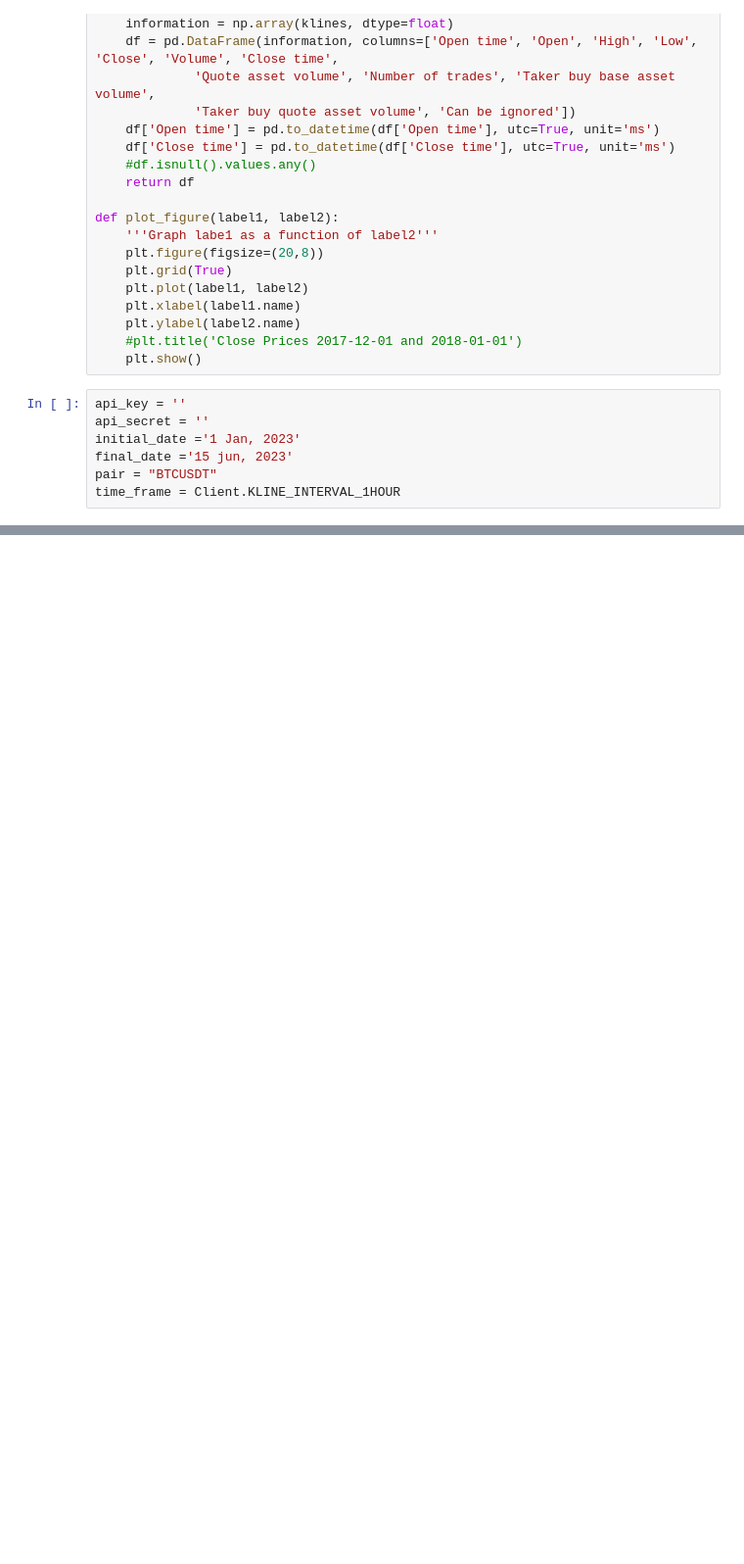
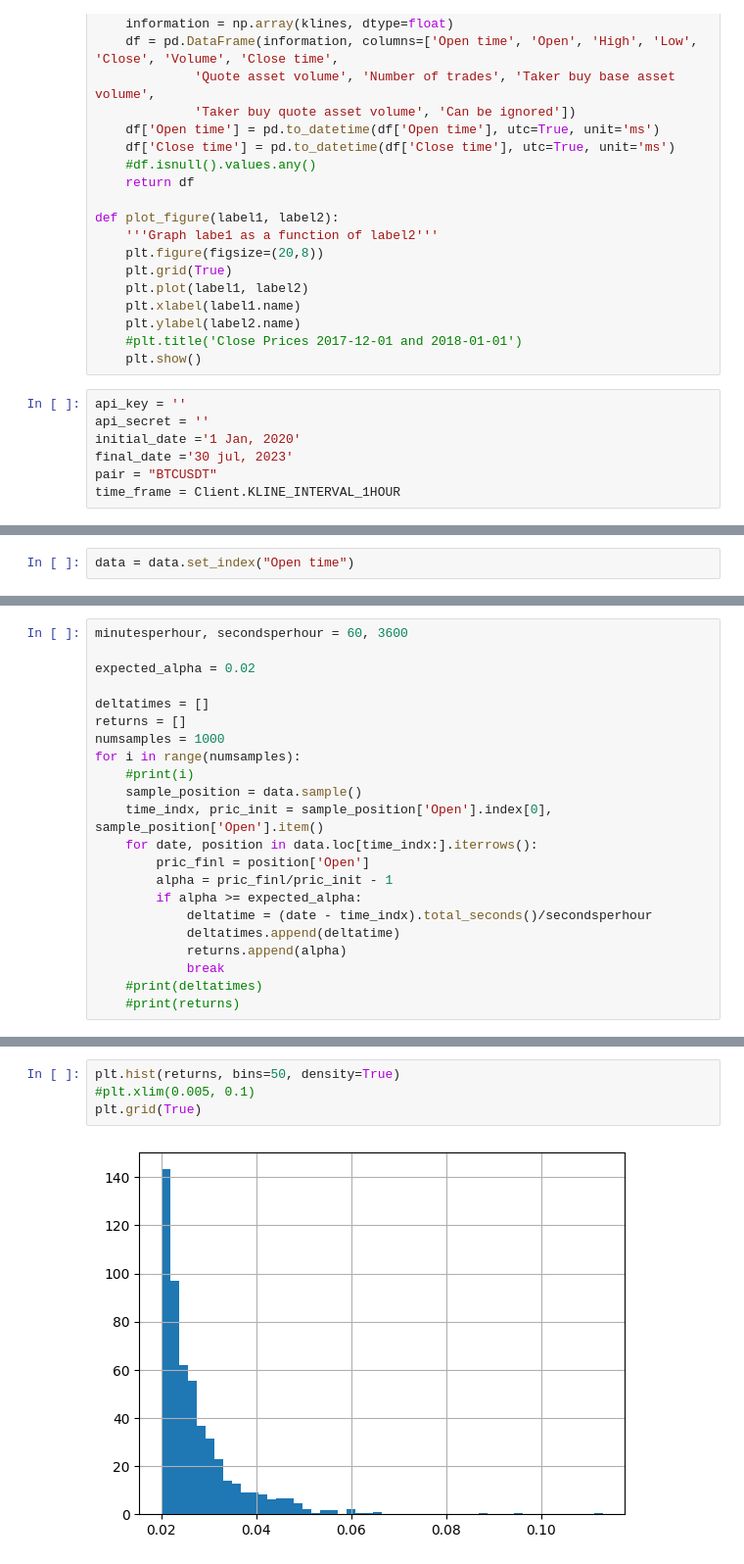
Before and after one commit to leonelardilap/Crypto-Trade, a Jupyter notebook: Returns_Analysis.ipynb, the cells around one changed output, grey strips where cells are left out. Shown at 98% size. Drawn from its saved outputs; the diff is of its cells as text; blank space fills up the shorter version.

Commit message:
Raw code for the computation of returns histograms

```diff
--- a/Returns_Analysis.ipynb
+++ b/Returns_Analysis.ipynb
@@ -32,8 +37,8 @@ def plot_figure(label1, label2):
 # %%
 api_key = ''
 api_secret = ''
-initial_date ='1 Jan, 2023'
-final_date ='15 jun, 2023'
+initial_date ='1 Jan, 2020'
+final_date ='30 jul, 2023'
 pair = "BTCUSDT"
 time_frame = Client.KLINE_INTERVAL_1HOUR
 # %%
@@ -43,0 +47,2 @@ plot_figure(data['Close time'], data['Close'])
+# %%
+data = data.set_index("Open time")
@@ -43,0 +66,22 @@ plot_figure(data['Close time'], data['Close'])
+# %%
+minutesperhour, secondsperhour = 60, 3600
+
+expected_alpha = 0.02
+
+deltatimes = []
+returns = []
+numsamples = 1000
+for i in range(numsamples):
+    #print(i)
+    sample_position = data.sample()
+    time_indx, pric_init = sample_position['Open'].index[0], sample_position['Open'].item()
+    for date, position in data.loc[time_indx:].iterrows():
+        pric_finl = position['Open']
+        alpha = pric_finl/pric_init - 1
+        if alpha >= expected_alpha:
+            deltatime = (date - time_indx).total_seconds()/secondsperhour
+            deltatimes.append(deltatime)
+            returns.append(alpha)
+            break
+    #print(deltatimes)
+    #print(returns)
@@ -43,0 +108,6 @@ plot_figure(data['Close time'], data['Close'])
+# %%
+plt.hist(returns, bins=50, density=True)
+#plt.xlim(0.005, 0.1)
+plt.grid(True)
+# %% [output]
+[figure, added]
```
Also changed, not shown: parts of 7 cells of this notebook.
